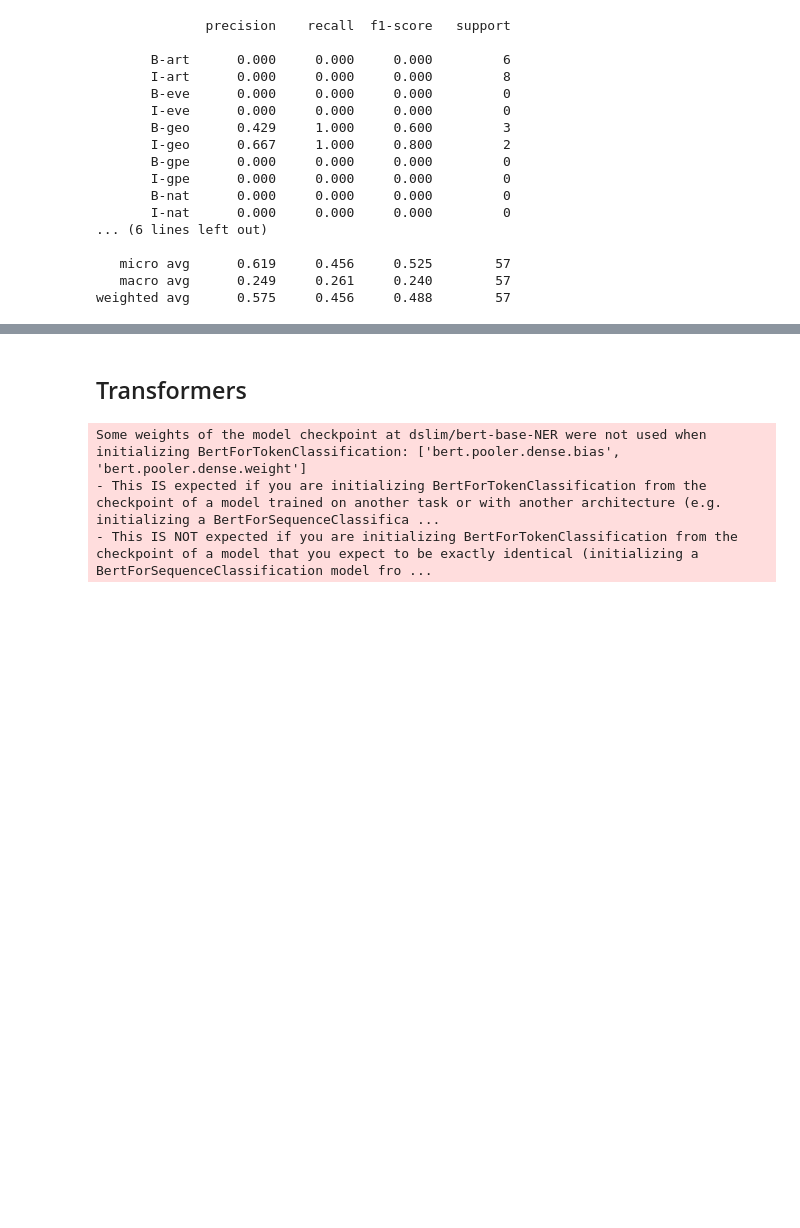
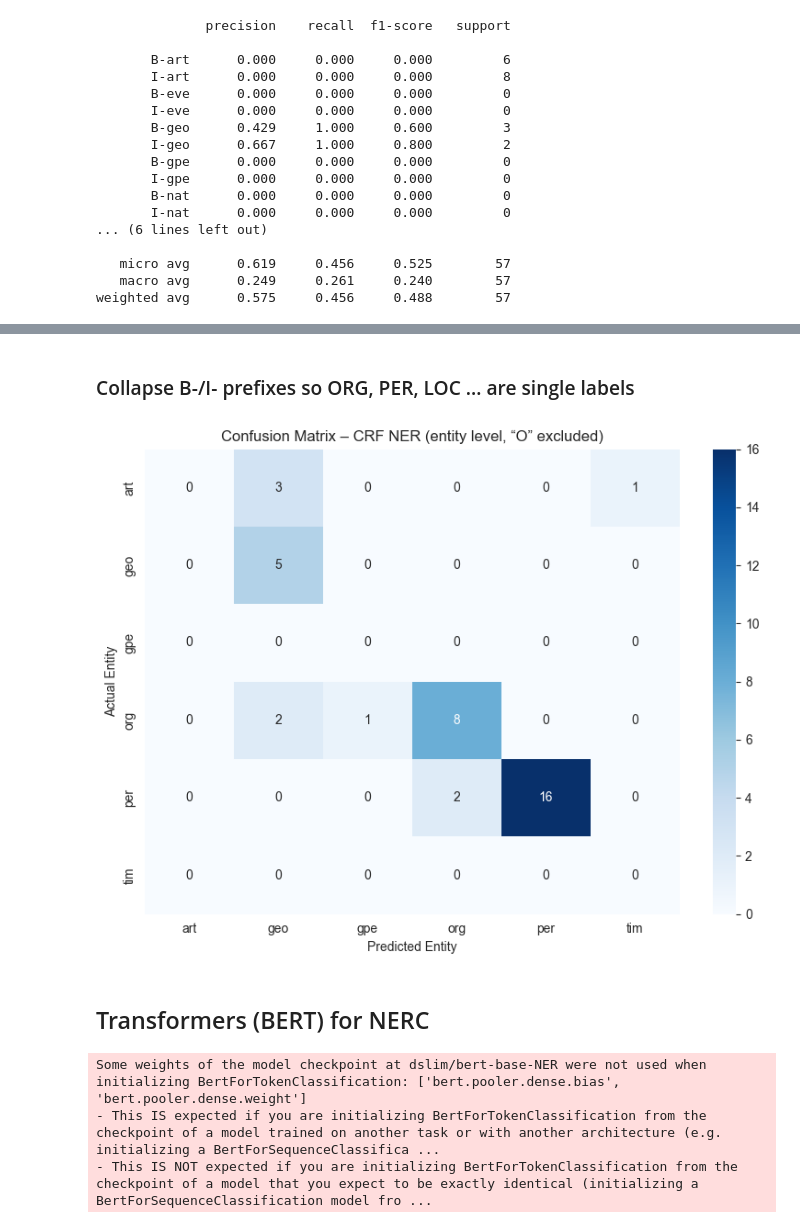
Before and after one commit to watjurk/vrije-project-TM, a Jupyter notebook: src/Bohdan_NERC.ipynb, the cells around one changed output, grey strips where cells are left out. Drawn from its saved outputs; the diff is of its cells as text; code cells hidden in the pictures; blank space fills up the shorter version.

```diff
--- a/src/Bohdan_NERC.ipynb
+++ b/src/Bohdan_NERC.ipynb
@@ -288,5 +303,32 @@ weighted avg      0.575     0.456     0.488        57
+# %% [markdown]
+### Collapse B-/I- prefixes so ORG, PER, LOC … are single labels
+# %%
+collapse = lambda t: t.split('-', 1)[-1] if '-' in t else t
+true_ent = list(map(collapse, true_flat))
+pred_ent = list(map(collapse, crf_pred_flat))
+
+entity_labels = sorted({lab for lab in true_ent + pred_ent if lab != 'O'})
+
+cm = confusion_matrix(true_ent, pred_ent, labels=entity_labels)
+
+plt.figure(figsize=(8, 6))
+sn.heatmap(
+    cm,
+    annot=True,
+    fmt='d',
+    cmap='Blues',
+    xticklabels=entity_labels,
+    yticklabels=entity_labels
+)
+plt.xlabel('Predicted Entity')
+plt.ylabel('Actual Entity')
+plt.title('Confusion Matrix – CRF NER (entity level, “O” excluded)')
+plt.tight_layout()
+plt.show()
+# %% [output]
+[figure, added]
 # %% [markdown]
-## Transformers
+## Transformers (BERT) for NERC
 # %%
 from simpletransformers.ner import NERModel
 bert_model = NERModel(
```
Also changed, not shown: parts of 42 cells of this notebook, 1 other file.
